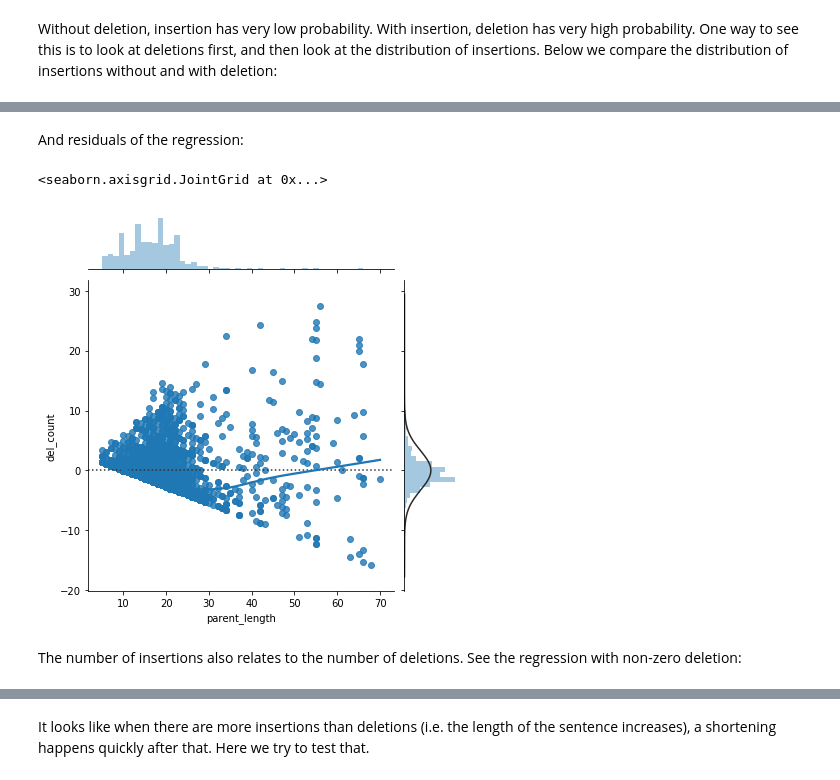
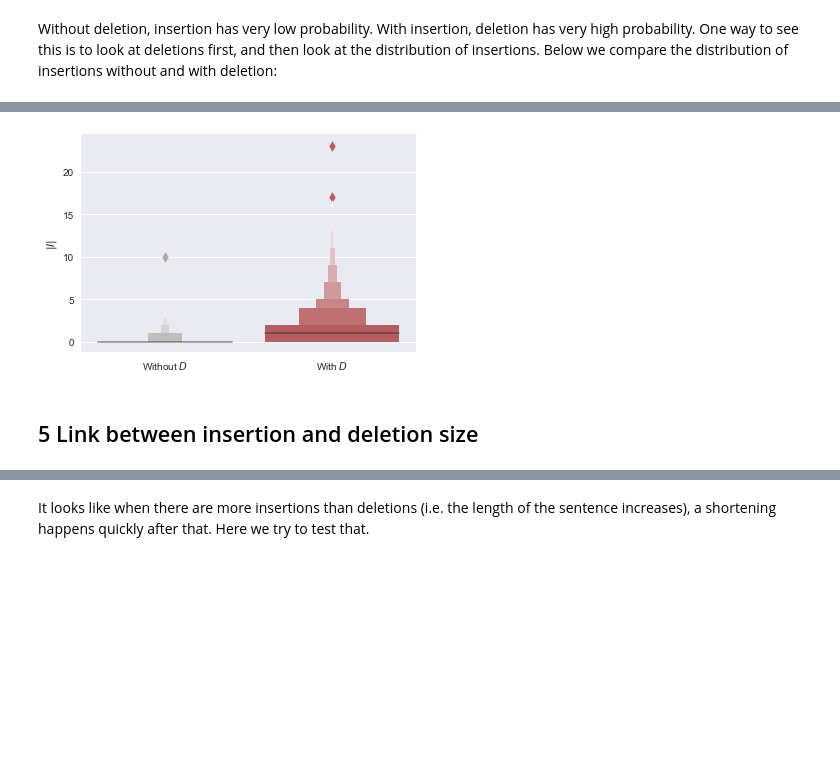
Before and after one commit to interpretation-experiment/analysis, a Jupyter notebook: notebooks/exp_3/model_exploration.ipynb, the cells around one changed output, grey strips where cells are left out. Drawn from its saved outputs; the diff is of its cells as text; code cells hidden in the pictures; blank space fills up the shorter version.

```diff
--- a/notebooks/exp_3/model_exploration.ipynb
+++ b/notebooks/exp_3/model_exploration.ipynb
@@ -391,12 +412,14 @@ sb.jointplot(x='parent_length', y='del_count', data=data, kind='reg')
-# %% [markdown]
-And residuals of the regression:
-# %%
-sb.jointplot(x='parent_length', y='del_count', data=data, kind='resid', lowess=True)
-# %% [output]
-<seaborn.axisgrid.JointGrid at 0x...>
-[figure, removed]
-# %% [markdown]
-The number of insertions also relates to the number of deletions. See the regression with non-zero deletion:
+# %%
+ax = sb.lvplot(y='ins_count', x='has_del', data=data, palette=['darkgrey', red])
+ax.set_xlabel('')
+ax.set_xticklabels([r'Without $D$', 'With $D$'])
+ax.set_ylabel('$|I|$')
+if SAVE_FIGURES:
+    ax.figure.savefig(FIG.format('insertion-lv_del-presence'), dpi=300, bbox_inches='tight')
+# %% [output]
+[figure, added]
+# %% [markdown]
+## 5 Link between insertion and deletion size
 # %%
 sb.jointplot(x='del_count', y='ins_count', data=data[(data.del_count > 0)], kind='reg')
 # %% [output]
```
Also changed, not shown: parts of 61 cells of this notebook, 11 other files.
